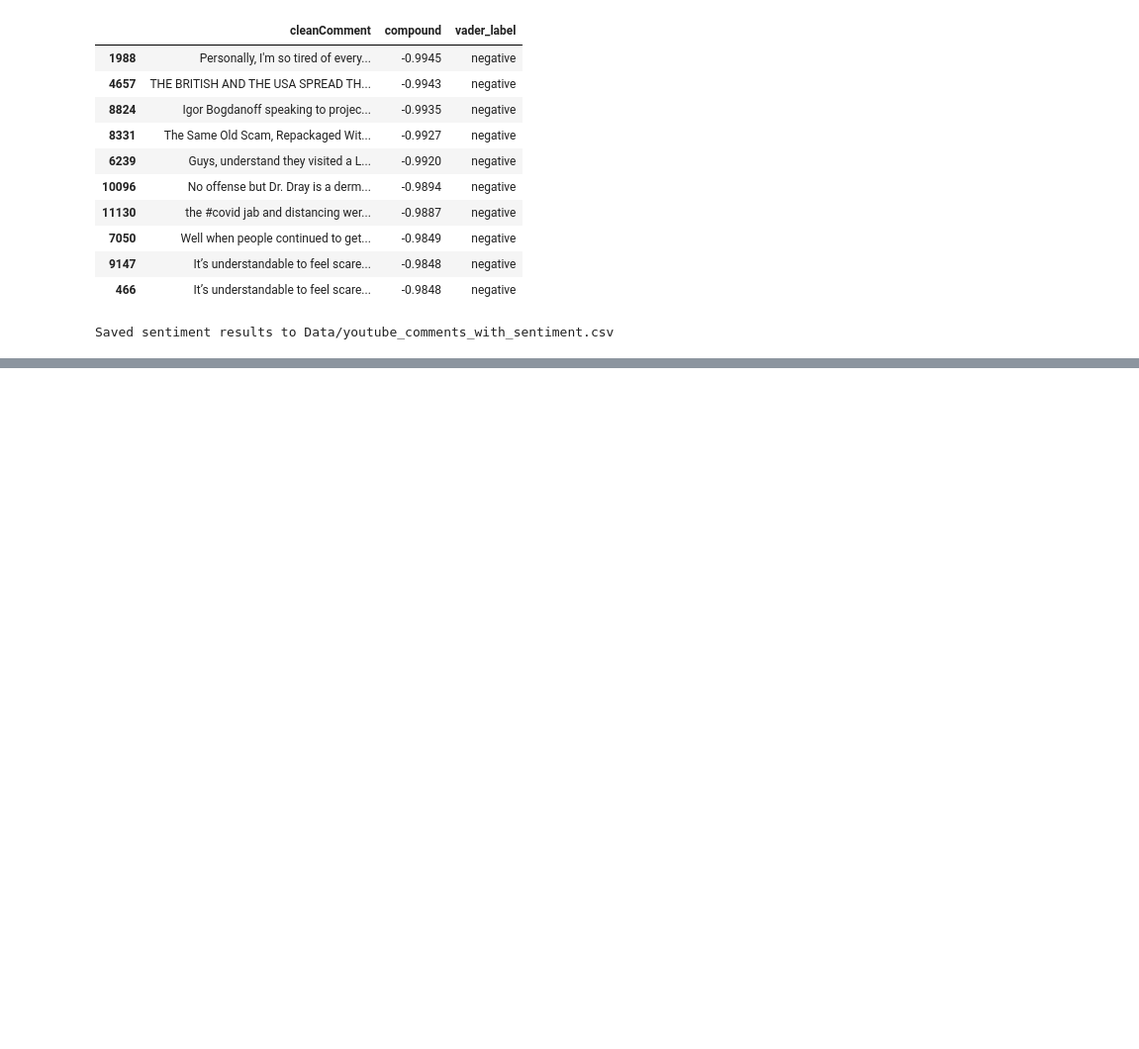
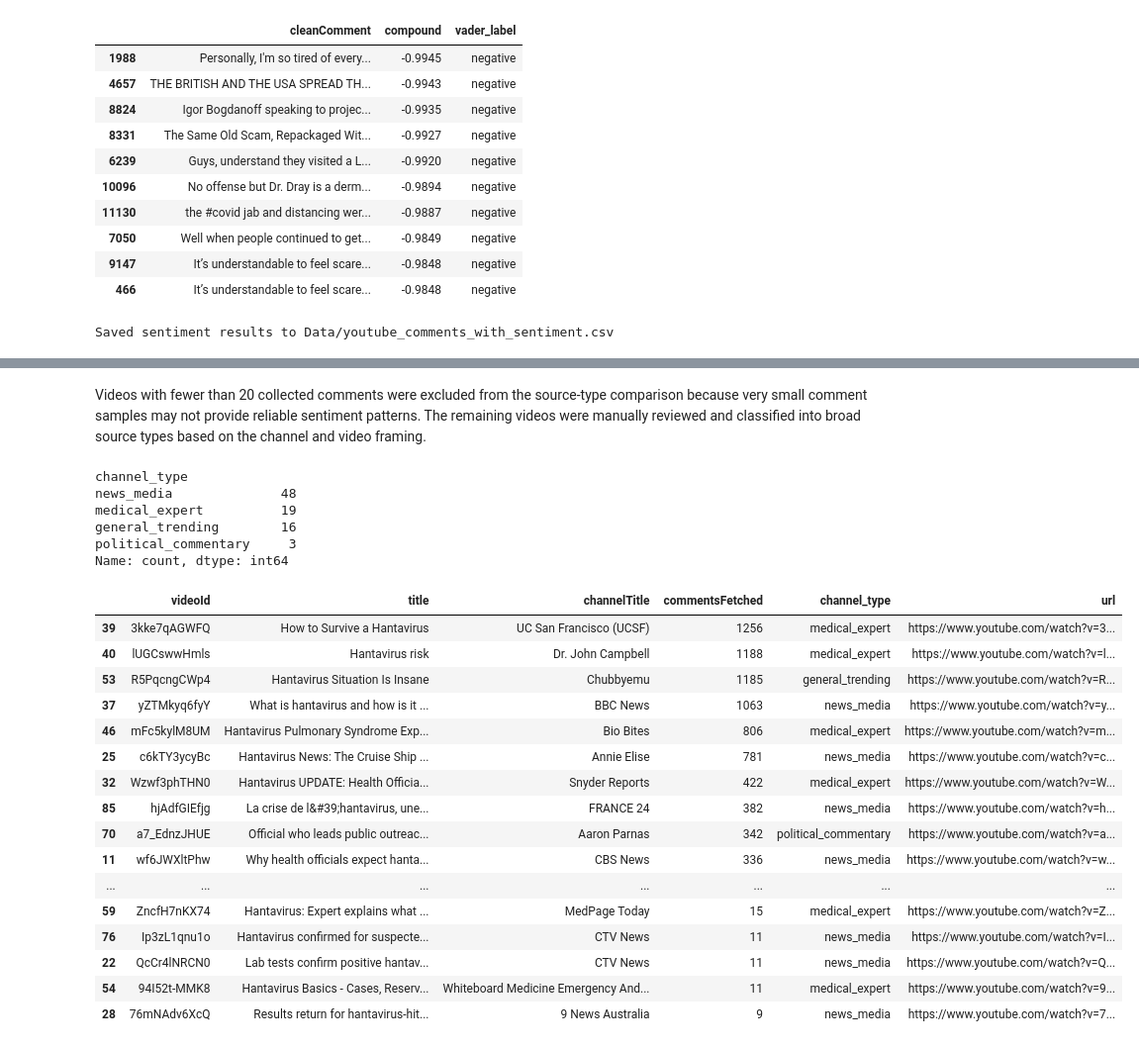
Before and after one commit to BenB51/UGGroup11_SocialMedia_A2, a Jupyter notebook: Youtube_Analysis.ipynb, the cells around one changed output, grey strips where cells are left out. Shown at 99% size. Cells and saved outputs as stored; diff of their text form; code cells hidden in the pictures; blank space fills up the shorter version.

```diff
--- a/Youtube_Analysis.ipynb
+++ b/Youtube_Analysis.ipynb
@@ -1105,0 +1138,68 @@ Saved sentiment results to Data/youtube_comments_with_sentiment.csv
+# %% [markdown]
+Videos with fewer than 20 collected comments were excluded from the source-type comparison because very small comment samples may not provide reliable sentiment patterns. The remaining videos were manually reviewed and classified into broad source types based on the channel and video framing.
+# %%
+def classify_source_type(channel_title, title):
+    channel_title = str(channel_title).lower()
+    title = str(title).lower()
+    combined = channel_title + " " + title
+
+    medical_keywords = [
+        "dr", "doctor", "m.d", "md", "medical", "medicine", "health",
+        "clinic", "hospital", "physician", "pediatrician", "dermatologist",
+        "expert", "science", "university", "uc san francisco", "ucsf",
+        "physicians committee", "museum of science"
+    ]
+
+    news_keywords = [
+        "news", "bbc", "cnn", "abc", "cbs", "global news", "france 24",
+        "channel 4", "usa today", "time", "wall street journal",
+        "new york times", "al jazeera", "vox", "reuters", "m6 info"
+    ]
+
+    political_keywords = [
+        "trump", "administration", "political", "politics",
+        "aaron parnas", "zeteo", "daily show"
+    ]
+
+    if any(word in combined for word in political_keywords):
+        return "political_commentary"
+    elif any(word in combined for word in news_keywords):
+        return "news_media"
+    elif any(word in combined for word in medical_keywords):
+        return "medical_expert"
+    else:
+        return "general_trending"
+# %%
+videos_df["channel_type"] = videos_df.apply(
+    lambda row: classify_source_type(row["channelTitle"], row["title"]),
+    axis=1
+)
+# %% [output]
+channel_type
+news_media              48
+medical_expert          19
+general_trending        16
+political_commentary     3
+Name: count, dtype: int64
+# %%
+videos_df[[
+    "videoId", "title", "channelTitle", "commentsFetched", "channel_type", "url"
+]].sort_values("commentsFetched", ascending=False).head(60)
+# %% [output]
+|  | videoId | title | channelTitle | commentsFetched | channel_type | url |
+| 39 | 3kke7qAGWFQ | How to Survive a Hantavirus | UC San Francisco (UCSF) | 1256 | medical_expert | https://www.youtube.com/watch?v=3... |
+| 40 | lUGCswwHmls | Hantavirus risk | Dr. John Campbell | 1188 | medical_expert | https://www.youtube.com/watch?v=l... |
+| 53 | R5PqcngCWp4 | Hantavirus Situation Is Insane | Chubbyemu | 1185 | general_trending | https://www.youtube.com/watch?v=R... |
+| 37 | yZTMkyq6fyY | What is hantavirus and how is it ... | BBC News | 1063 | news_media | https://www.youtube.com/watch?v=y... |
+| 46 | mFc5kylM8UM | Hantavirus Pulmonary Syndrome Exp... | Bio Bites | 806 | medical_expert | https://www.youtube.com/watch?v=m... |
+| 25 | c6kTY3ycyBc | Hantavirus News: The Cruise Ship ... | Annie Elise | 781 | news_media | https://www.youtube.com/watch?v=c... |
+| 32 | Wzwf3phTHN0 | Hantavirus UPDATE: Health Officia... | Snyder Reports | 422 | medical_expert | https://www.youtube.com/watch?v=W... |
+| 85 | hjAdfGIEfjg | La crise de l&#39;hantavirus, une... | FRANCE 24 | 382 | news_media | https://www.youtube.com/watch?v=h... |
+| 70 | a7_EdnzJHUE | Official who leads public outreac... | Aaron Parnas | 342 | political_commentary | https://www.youtube.com/watch?v=a... |
+| 11 | wf6JWXltPhw | Why health officials expect hanta... | CBS News | 336 | news_media | https://www.youtube.com/watch?v=w... |
+| ... | ... | ... | ... | ... | ... | ... |
+| 59 | ZncfH7nKX74 | Hantavirus: Expert explains what ... | MedPage Today | 15 | medical_expert | https://www.youtube.com/watch?v=Z... |
+| 76 | Ip3zL1qnu1o | Hantavirus confirmed for suspecte... | CTV News | 11 | news_media | https://www.youtube.com/watch?v=I... |
+| 22 | QcCr4lNRCN0 | Lab tests confirm positive hantav... | CTV News | 11 | news_media | https://www.youtube.com/watch?v=Q... |
+| 54 | 94I52t-MMK8 | Hantavirus Basics - Cases, Reserv... | Whiteboard Medicine Emergency And... | 11 | medical_expert | https://www.youtube.com/watch?v=9... |
+| 28 | 76mNAdv6XcQ | Results return for hantavirus-hit... | 9 News Australia | 9 | news_media | https://www.youtube.com/watch?v=7... |
```
Also changed, not shown: parts of 8 cells of this notebook.
